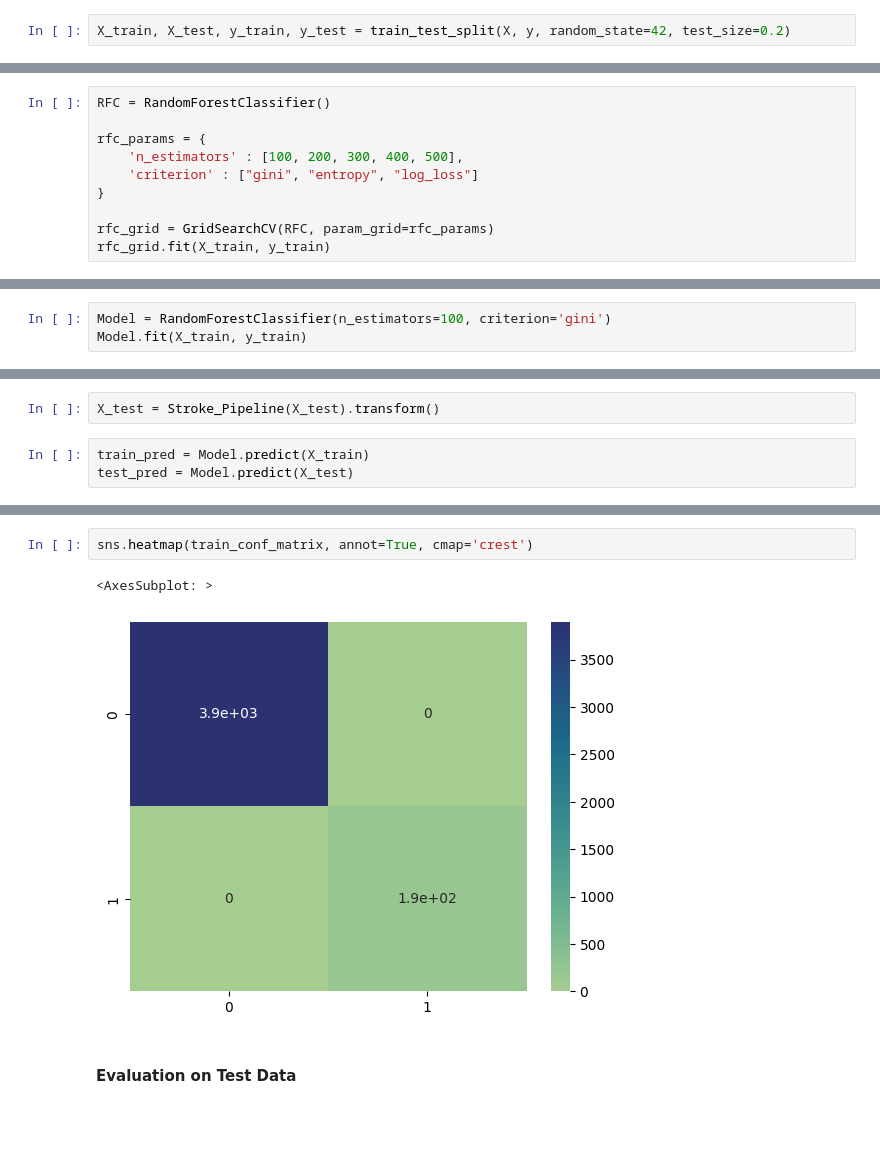
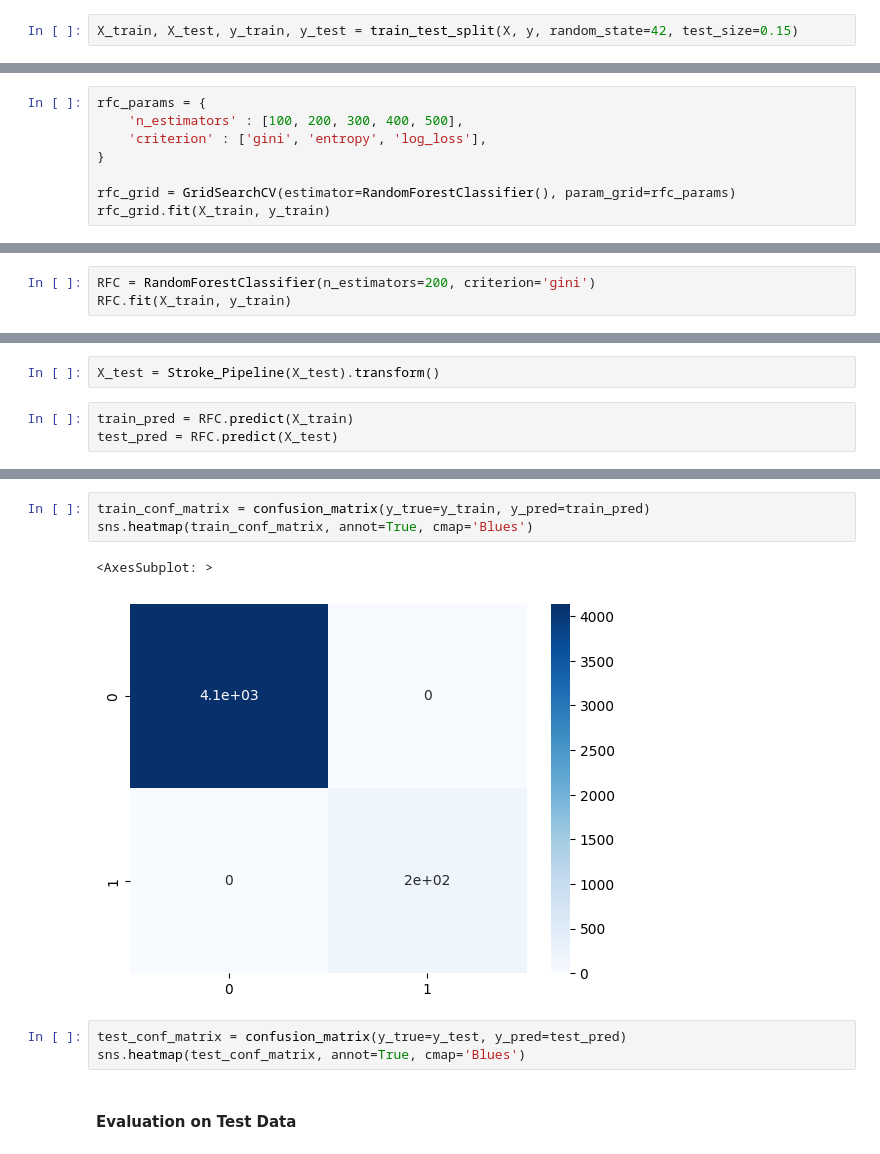
Before and after one commit to Tylikestocode/Machine-Learning, a Jupyter notebook: Stroke_Prediction/StrokePrediction.ipynb, the cells around one changed output, grey strips where cells are left out. Drawn from its saved outputs; the diff is of its cells as text; blank space fills up the shorter version.

```diff
--- a/Stroke_Prediction/StrokePrediction.ipynb
+++ b/Stroke_Prediction/StrokePrediction.ipynb
@@ -87,7 +87,7 @@ data = data[data['gender'] != 'Other']
 X = data.drop(['stroke', 'id'], axis=1)
 y = data['stroke']
 # %%
-X_train, X_test, y_train, y_test = train_test_split(X, y, random_state=42, test_size=0.2)
+X_train, X_test, y_train, y_test = train_test_split(X, y, random_state=42, test_size=0.15)
 # %%
 print('X_Train: ', X_train.shape)
 print('X_test: ', X_test.shape)
@@ -135,14 +135,12 @@ from sklearn.model_selection import cross_val_score
 from sklearn.model_selection import GridSearchCV
 from sklearn.ensemble import RandomForestClassifier
 # %%
-RFC = RandomForestClassifier()
-
 rfc_params = {
     'n_estimators' : [100, 200, 300, 400, 500],
-    'criterion' : ["gini", "entropy", "log_loss"]
+    'criterion' : ['gini', 'entropy', 'log_loss'],
 }
 
-rfc_grid = GridSearchCV(RFC, param_grid=rfc_params)
+rfc_grid = GridSearchCV(estimator=RandomForestClassifier(), param_grid=rfc_params)
 rfc_grid.fit(X_train, y_train)
 # %% [output]
 GridSearchCV(estimator=RandomForestClassifier(),
@@ -157,6 +155,6 @@ RFC Best Params : {'criterion': 'entropy', 'n_estimators': 200}
 # %% [markdown]
 ### Model Creation
 # %%
-Model = RandomForestClassifier(n_estimators=100, criterion='gini')
-Model.fit(X_train, y_train)
+RFC = RandomForestClassifier(n_estimators=200, criterion='gini')
+RFC.fit(X_train, y_train)
 # %% [output]
@@ -174,5 +172,5 @@ from sklearn.metrics import accuracy_score
 # %%
 X_test = Stroke_Pipeline(X_test).transform()
 # %%
-train_pred = Model.predict(X_train)
-test_pred = Model.predict(X_test)
+train_pred = RFC.predict(X_train)
+test_pred = RFC.predict(X_test)
@@ -195,7 +177,11 @@ Train Recall Score : 1.0
 # %%
-sns.heatmap(train_conf_matrix, annot=True, cmap='crest')
+train_conf_matrix = confusion_matrix(y_true=y_train, y_pred=train_pred)
+sns.heatmap(train_conf_matrix, annot=True, cmap='Blues')
 # %% [output]
 <AxesSubplot: >
-[figure, old version]
+[figure, new version]
+# %%
+test_conf_matrix = confusion_matrix(y_true=y_test, y_pred=test_pred)
+sns.heatmap(test_conf_matrix, annot=True, cmap='Blues')
 # %% [markdown]
 #### Evaluation on Test Data
```
Also changed, not shown: parts of 6 cells of this notebook, 1 other file.
